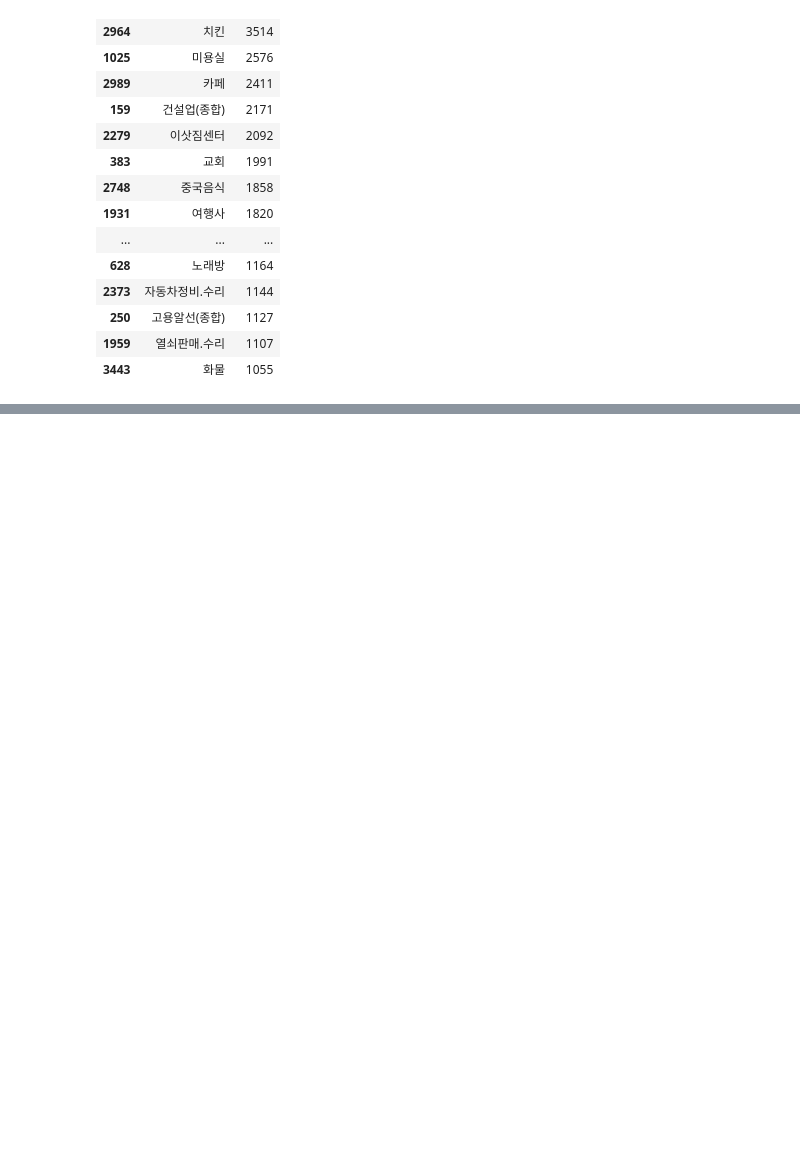
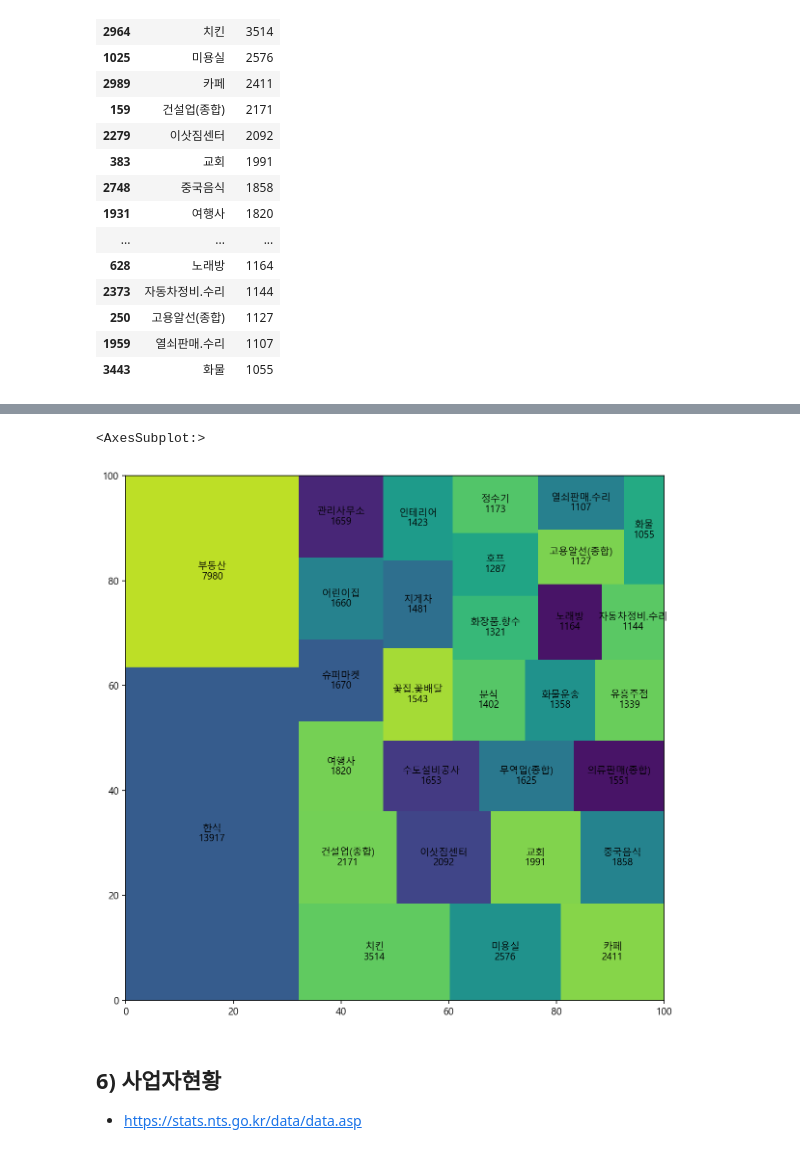
Before and after one commit to cherryuki/bigdata, a Jupyter notebook: source/Project_team/05_창업및폐업률.ipynb, the cells around one changed output, grey strips where cells are left out. Saved outputs shown, nothing was run; the diff lists cells and outputs as text; code cells hidden in the pictures; blank space fills up the shorter version.

```diff
--- a/source/Project_team/05_창업및폐업률.ipynb
+++ b/source/Project_team/05_창업및폐업률.ipynb
@@ -385,0 +373,14 @@ squarify.plot(sizes=temp2['연월'], label = temp2['구분'],
+# %%
+import matplotlib
+minimum = temp2['연월'].min()
+maximum = temp2['연월'].max()
+norm = matplotlib.colors.Normalize(vmin=minimum, vmax=maximum)
+
+plt.figure(figsize=(10,10))
+squarify.plot(sizes=temp2['연월'], label = temp2['구분'], value=temp2['연월'])
+# %% [output]
+<AxesSubplot:>
+[figure, added]
+# %% [markdown]
+## 6) 사업자현황
+- https://stats.nts.go.kr/data/data.asp
```
Also changed, not shown: parts of 21 cells of this notebook, 5 other files.
